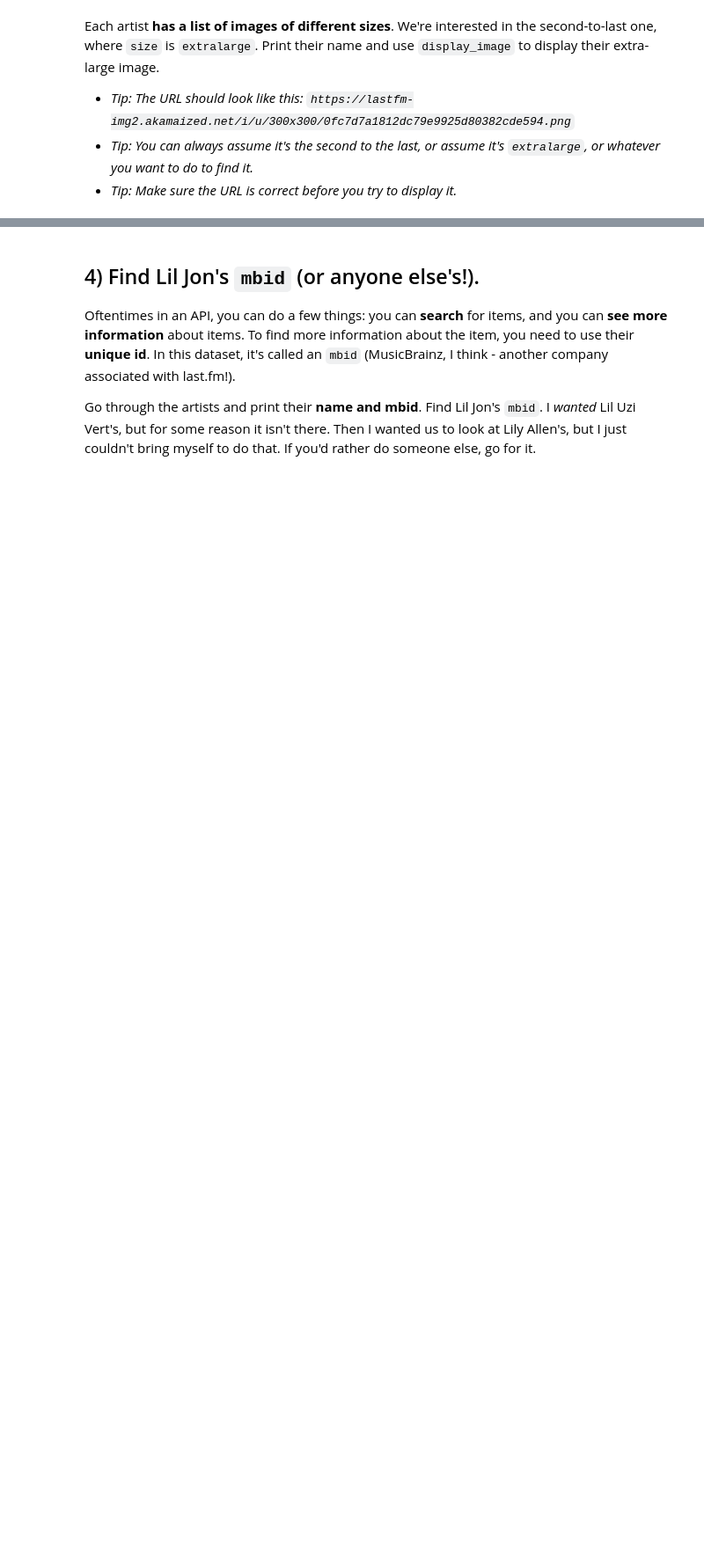
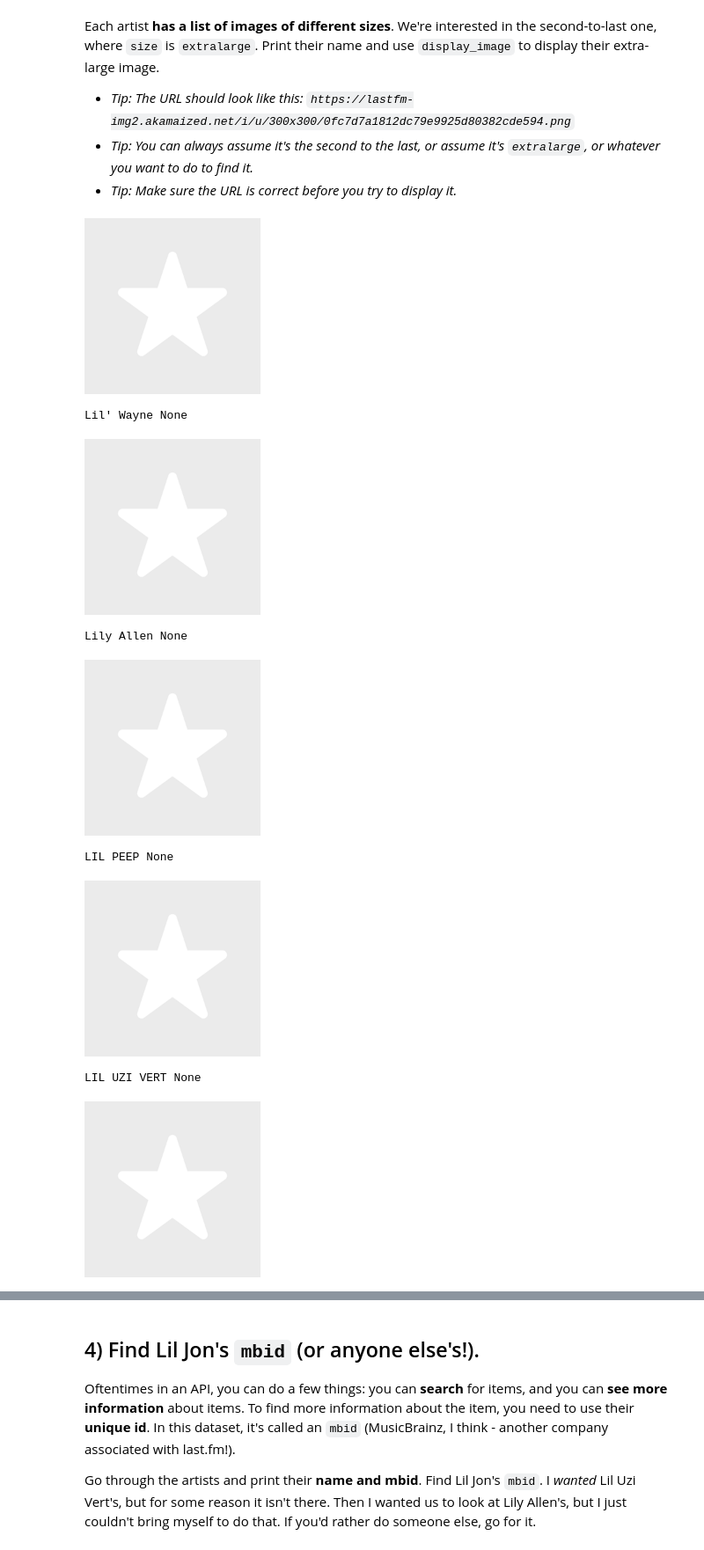
Before and after one commit to twelle01/api_work, a Jupyter notebook: 03 - Last FM API (Music).ipynb, the cells around one changed output, grey strips where cells are left out. Shown: that part at 88% size. Drawn from its saved outputs; the diff is of its cells as text; code cells hidden in the pictures; blank space fills up the shorter version.

```diff
--- a/03 - Last FM API (Music).ipynb
+++ b/03 - Last FM API (Music).ipynb
@@ -30,3 +31,11 @@ We need a library to read in the data for us! We don't like `urllib2`, so it mus
+# %%
+# Import what you need here
+import requests
+
+response = requests.get(f'http://ws.audioscrobbler.com/2.0/?method=artist.search&artist=cher&api_key={API_KEY}&format=json')
+data_cher = response.json()
+response = requests.get(f'http://ws.audioscrobbler.com/2.0/?method=artist.search&artist=lil&api_key={API_KEY}&format=json&limit=50')
+data_lil = response.json()
 # %% [markdown]
 ## 2) Save your API key
 
@@ -61,3 +72,8 @@ There are a lot of musicians with "Lil" in their name - it used to be all Lil Wa
 - *Tip: Make sure you ask the API for 50 musicians! This involves adding another parameter to the URL - notice they all have a `&` before them. [Read the documentation](http://www.last.fm/api/show/artist.search) to find the parameter's name.*
 - *Tip: When you are looking at any piece of data - is it a dictionary? Look at the keys! Is it a list? Look at the first element!*
 - *Tip: LOOK AT THE KEYS. and then the other keys and the other keys and the other keys. It's an ugly series of dictionaries!*
+# %%
+artists_lil = data_lil["results"]["artistmatches"]["artist"]
+# %%
+for artist_lil in artists_lil:
+    print(artist_lil["name"], "has", artist_lil["listeners"], "listeners")
@@ -91,3 +131,16 @@ Each artist **has a list of images of different sizes**. We're interested in the
 - *Tip: The URL should look like this: `https://lastfm-img2.akamaized.net/i/u/300x300/0fc7d7a1812dc79e9925d80382cde594.png`*
 - *Tip: You can always assume it's the second to the last, or assume it's `extralarge`, or whatever you want to do to find it.*
 - *Tip: Make sure the URL is correct before you try to display it.*
+# %%
+for artist_lil in artists_lil:
+    print(f'{artist_lil["name"]} {display_image(artist_lil["image"][-2]["#text"])}')
+# %% [output]
+[figure, added]
+Lil' Wayne None
+[figure, added]
+Lily Allen None
+[figure, added]
+LIL PEEP None
+[figure, added]
+LIL UZI VERT None
+[figure, added]
```
Also changed, not shown: parts of 18 cells of this notebook.
